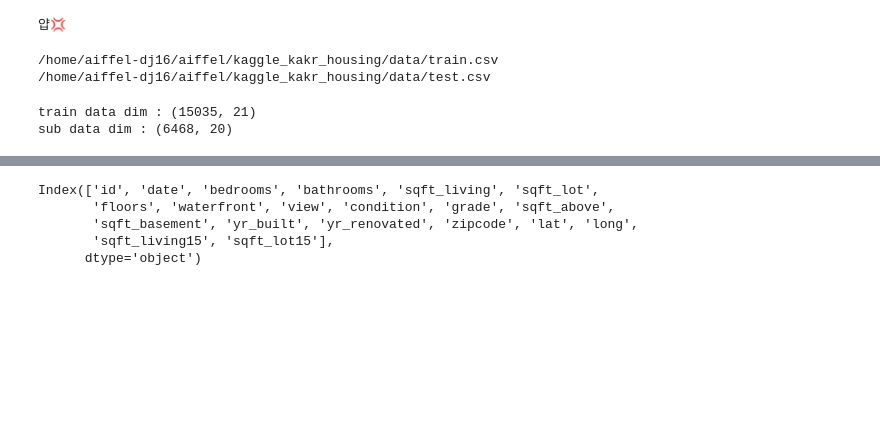
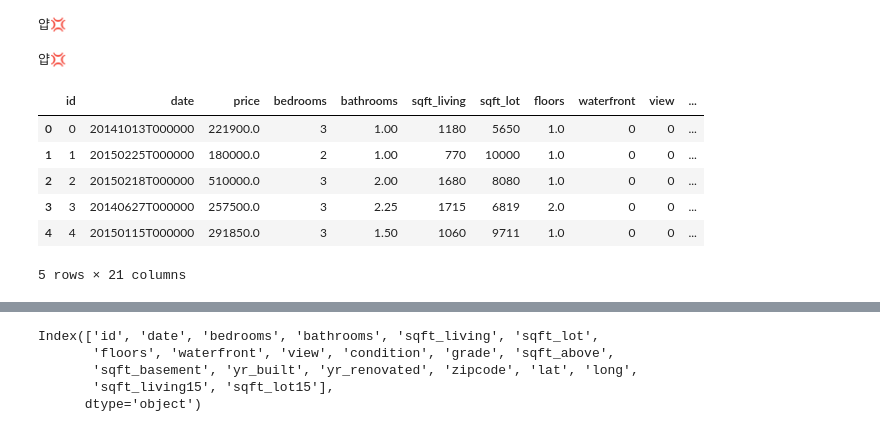
Before and after one commit to yeoooo/AI_Aiffel, a Jupyter notebook: (E9)KaggleChallenge-Drill_Yeoooo_2021_02_04.ipynb, the cells around one changed output, grey strips where cells are left out. Cells and saved outputs as stored; diff of their text form; code cells hidden in the pictures; blank space fills up the shorter version.

```diff
--- a/(E9)KaggleChallenge-Drill_Yeoooo_2021_02_04.ipynb
+++ b/(E9)KaggleChallenge-Drill_Yeoooo_2021_02_04.ipynb
@@ -29,18 +29,21 @@ print('얍💢')
 data_dir = os.getenv('HOME')+'/aiffel/kaggle_kakr_housing/data'
 
 train_data_path = join(data_dir, 'train.csv')
-sub_data_path = join(data_dir, 'test.csv')      # 테스트, 즉 submission 시 사용할 데이터 경로
+test_data_path = join(data_dir, 'test.csv')
 
-print(train_data_path)
-print(sub_data_path)
+train = pd.read_csv(train_data_path)
+test = pd.read_csv(test_data_path)
+
+print('얍💢')
 # %% [output]
-/home/aiffel-dj16/aiffel/kaggle_kakr_housing/data/train.csv
-/home/aiffel-dj16/aiffel/kaggle_kakr_housing/data/test.csv
+얍💢
-# %%
-data = pd.read_csv(train_data_path)
-sub = pd.read_csv(sub_data_path)
-print('train data dim : {}'.format(data.shape))
-print('sub data dim : {}'.format(sub.shape))
-# %% [output]
-train data dim : (15035, 21)
-sub data dim : (6468, 20)
+# %%
+train.head()
+# %% [output]
+|  | id | date | price | bedrooms | bathrooms | sqft_living | sqft_lot | floors | waterfront | view | ... |
+| 0 | 0 | 20141013T000000 | 221900.0 | 3 | 1.00 | 1180 | 5650 | 1.0 | 0 | 0 | ... |
+| 1 | 1 | 20150225T000000 | 180000.0 | 2 | 1.00 | 770 | 10000 | 1.0 | 0 | 0 | ... |
+| 2 | 2 | 20150218T000000 | 510000.0 | 3 | 2.00 | 1680 | 8080 | 1.0 | 0 | 0 | ... |
+| 3 | 3 | 20140627T000000 | 257500.0 | 3 | 2.25 | 1715 | 6819 | 2.0 | 0 | 0 | ... |
+| 4 | 4 | 20150115T000000 | 291850.0 | 3 | 1.50 | 1060 | 9711 | 1.0 | 0 | 0 | ... |
+5 rows × 21 columns
```
Also changed, not shown: parts of 52 cells of this notebook.
